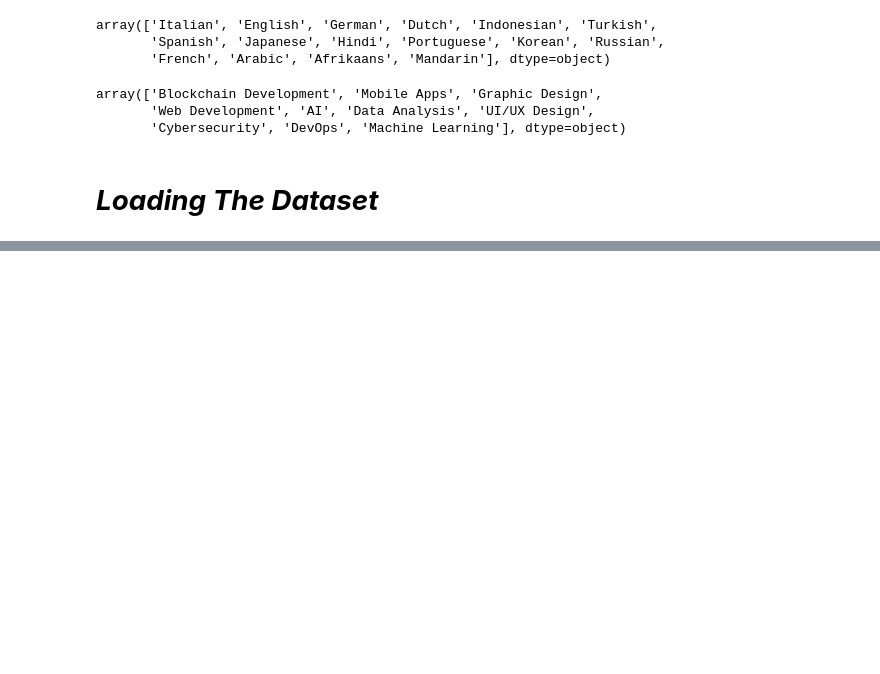
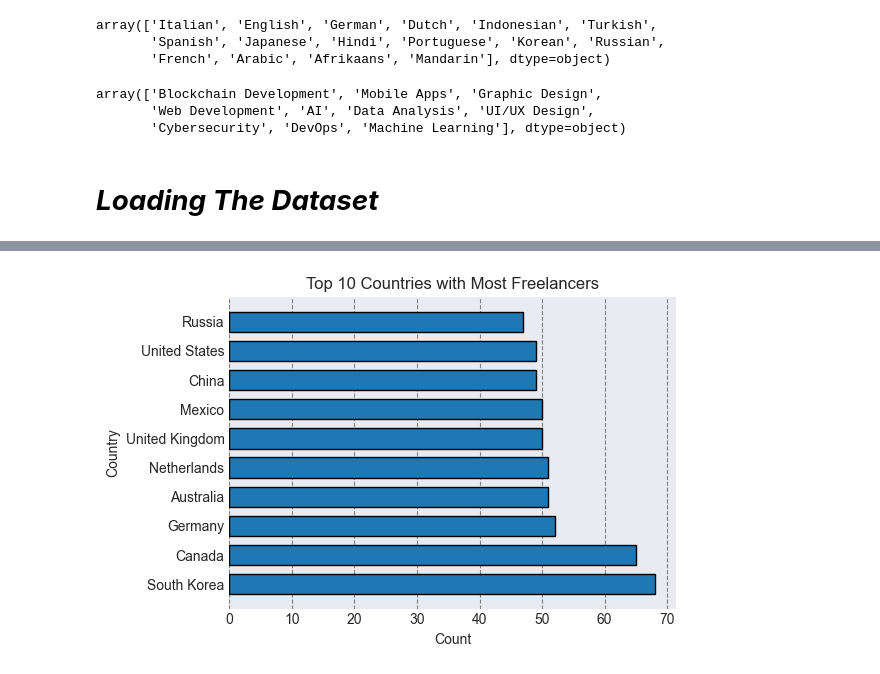
Before and after one commit to Hrushikesh-Kovi/Global-Freelancers-Data-Analysis_DAP-4, a Jupyter notebook: Global Freelancer Data Cleaning.ipynb, the cells around one changed output, grey strips where cells are left out. Cells and saved outputs as stored; diff of their text form; code cells hidden in the pictures; blank space fills up the shorter version.

Commit message:
Data Cleaning + EDA

```diff
--- a/Global Freelancer Data Cleaning.ipynb
+++ b/Global Freelancer Data Cleaning.ipynb
@@ -2,6 +2,7 @@
 import numpy as np
 import pandas as pd
 import matplotlib.pyplot as plt
+plt.style.use("seaborn-v0_8-dark")
 df = pd.read_csv("global_freelancers_raw.csv", encoding="latin1")
 # %% [markdown]
 # ***Data Exploration***
@@ -135,7 +136,7 @@ Client_Satisfaction    176
 dtype: int64
 # %%
 # Handling NaN values in Age column
-df["Age"] = df["Age"].fillna(df["Age"].median())
+df["Age"] = df["Age"].fillna(df["Age"].median()).astype(int)
 # %%
 # Handling NaN values in Years_Of_Experience column
 df["Years_Of_Experience"] = df["Years_Of_Experience"].fillna(df["Years_Of_Experience"].median())
@@ -250,0 +263,13 @@ df.to_csv("global_freelancers_cleaned.csv")
+# %%
+data = df.groupby("Country").count().reset_index()[["Country", "Name"]].rename(columns={"Name" : "Count"}).sort_values(by="Count", ascending=False)
+data = data.reset_index(drop=True).head(10)
+
+plt.figure(figsize=(6, 4))
+plt.barh(data["Country"], data["Count"], height=0.7, edgecolor="black")
+plt.title("Top 10 Countries with Most Freelancers")
+plt.ylabel("Country")
+plt.xlabel("Count")
+plt.tight_layout()
+plt.grid(True, ls="--", color="grey", axis="x")
+# %% [output]
+[figure, added]
```
Also changed, not shown: parts of 6 cells of this notebook.
